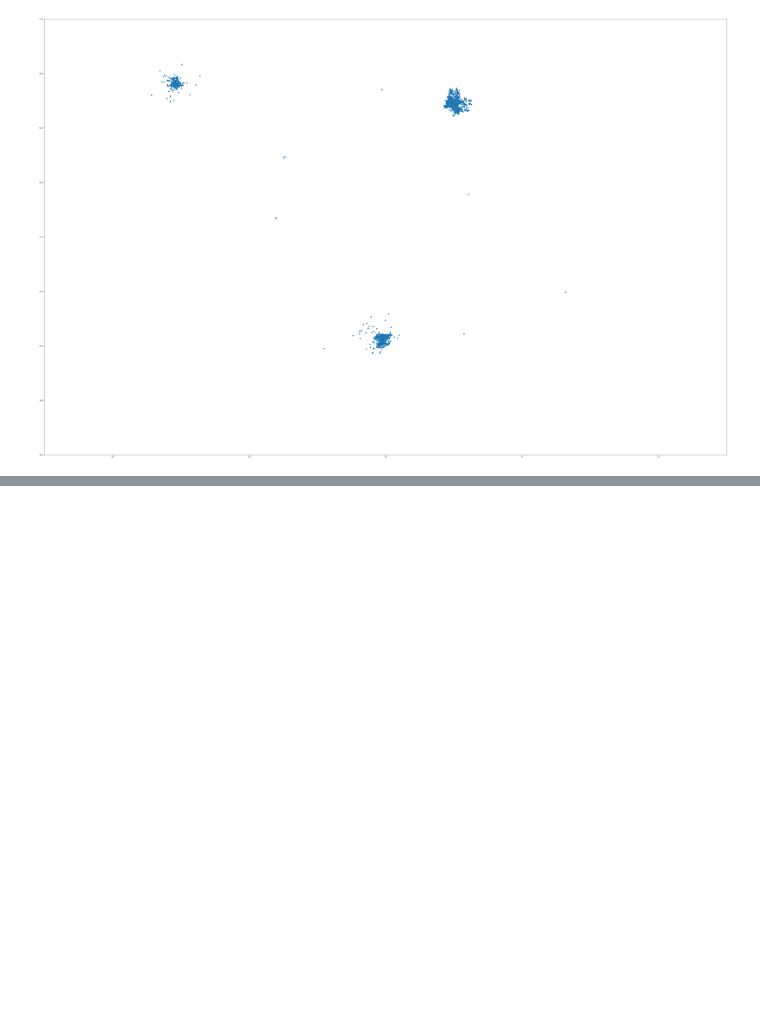
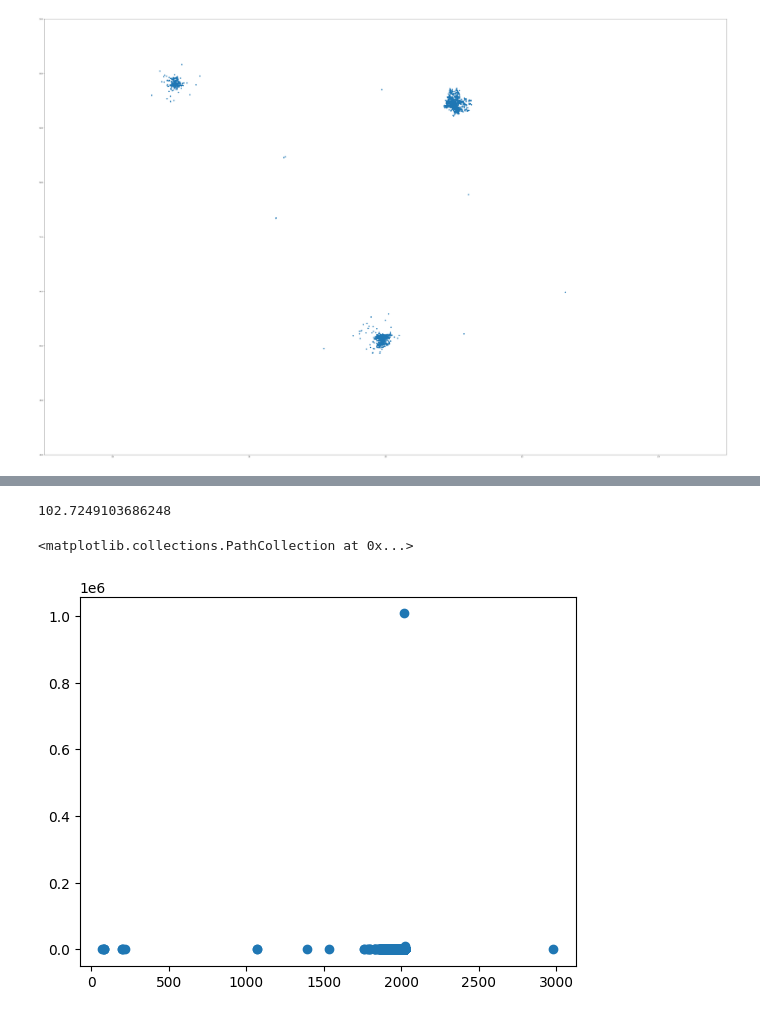
Before and after one commit to RastaAmanek/github, a Jupyter notebook: Pandas_csv.ipynb, the cells around one changed output, grey strips where cells are left out. Drawn from its saved outputs; the diff is of its cells as text; code cells hidden in the pictures; blank space fills up the shorter version.

```diff
--- a/Pandas_csv.ipynb
+++ b/Pandas_csv.ipynb
@@ -1206,0 +1206,3 @@ m
+# %%
+df["mean_room_area"] = df["sq"] / df["rooms"]
+df["mean_room_area"]
@@ -1206,0 +1261,9 @@ m
+# %%
+df["sq"].mean()
+# %% [output]
+102.7249103686248
+# %%
+plt.scatter(df["year"], df["sq"])
+# %% [output]
+<matplotlib.collections.PathCollection at 0x...>
+[figure, added]
```
Also changed, not shown: parts of 29 cells of this notebook, 2 other files.
